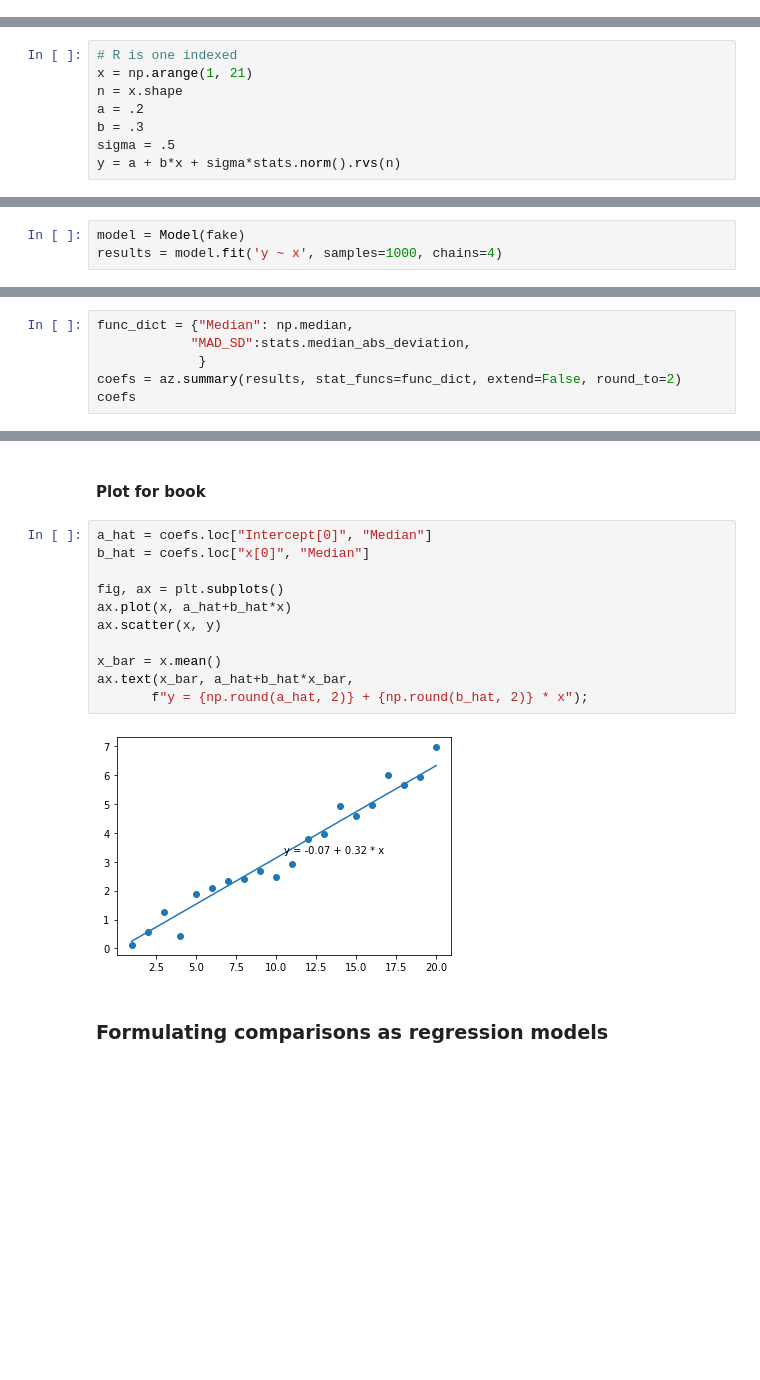
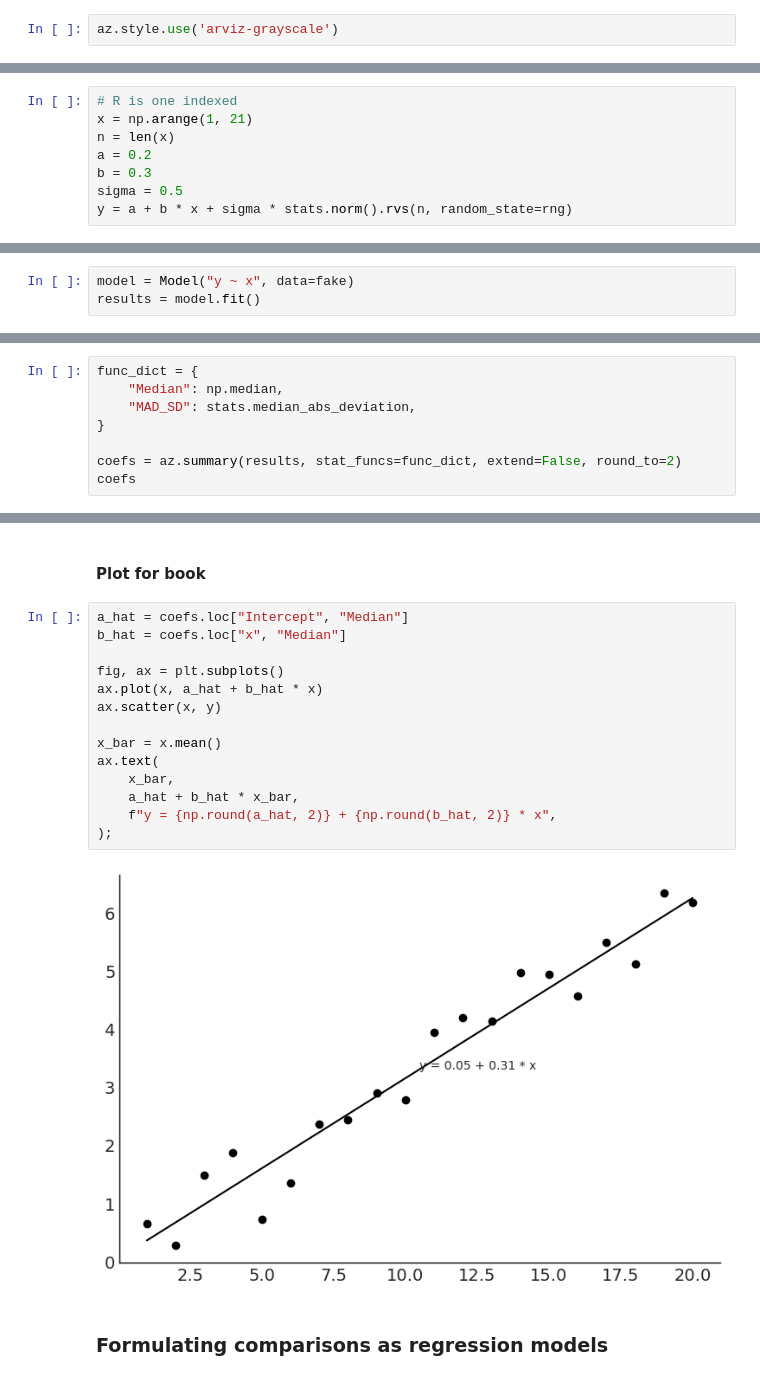
Before and after one commit to bambinos/educational-resources, a Jupyter notebook: ROS/Simplest/Simplest.ipynb, the cells around one changed output, grey strips where cells are left out. Saved outputs shown, nothing was run; the diff lists cells and outputs as text; blank space fills up the shorter version.

```diff
--- a/ROS/Simplest/Simplest.ipynb
+++ b/ROS/Simplest/Simplest.ipynb
@@ -10,3 +13,5 @@ from scipy import stats
+# %%
+az.style.use('arviz-grayscale')
 # %% [markdown]
 ### Fitting a regression using a data frame in python
 # %% [markdown]
@@ -14,9 +19,9 @@ from scipy import stats
 # %%
 # R is one indexed
 x = np.arange(1, 21)
-n = x.shape
-a = .2
-b = .3
-sigma = .5
-y = a + b*x + sigma*stats.norm().rvs(n)
+n = len(x)
+a = 0.2
+b = 0.3
+sigma = 0.5
+y = a + b * x + sigma * stats.norm().rvs(n, random_state=rng)
 # %%
@@ -24,7 +29,7 @@ fake = pd.DataFrame({"x":x, "y":y})
 # %% [markdown]
 #### Linear regression model
 # %%
-model = Model(fake)
-results = model.fit('y ~ x', samples=1000, chains=4)
+model = Model("y ~ x", data=fake)
+results = model.fit()
 # %% [output]
 Auto-assigning NUTS sampler...
@@ -41,7 +41,9 @@ INFO:pymc3:Sampling 4 chains for 1_000 tune and 1_000 draw iterations (4_000 + 4
 # %%
-func_dict = {"Median": np.median,
-            "MAD_SD":stats.median_abs_deviation,
-             }
+func_dict = {
+    "Median": np.median,
+    "MAD_SD": stats.median_abs_deviation,
+}
+
 coefs = az.summary(results, stat_funcs=func_dict, extend=False, round_to=2)
 coefs
 # %% [output]
@@ -52,18 +54,21 @@ coefs
 # %% [markdown]
 #### Plot for book
 # %%
-a_hat = coefs.loc["Intercept[0]", "Median"]
-b_hat = coefs.loc["x[0]", "Median"]
+a_hat = coefs.loc["Intercept", "Median"]
+b_hat = coefs.loc["x", "Median"]
 
 fig, ax = plt.subplots()
-ax.plot(x, a_hat+b_hat*x)
+ax.plot(x, a_hat + b_hat * x)
 ax.scatter(x, y)
 
 x_bar = x.mean()
-ax.text(x_bar, a_hat+b_hat*x_bar,
-       f"y = {np.round(a_hat, 2)} + {np.round(b_hat, 2)} * x");
+ax.text(
+    x_bar,
+    a_hat + b_hat * x_bar,
+    f"y = {np.round(a_hat, 2)} + {np.round(b_hat, 2)} * x",
+);
 # %% [output]
-[figure, old version]
+[figure, new version]
 # %% [markdown]
 ### Formulating comparisons as regression models
 # %% [markdown]
```
Also changed, not shown: parts of 19 cells of this notebook, 1 other file.
